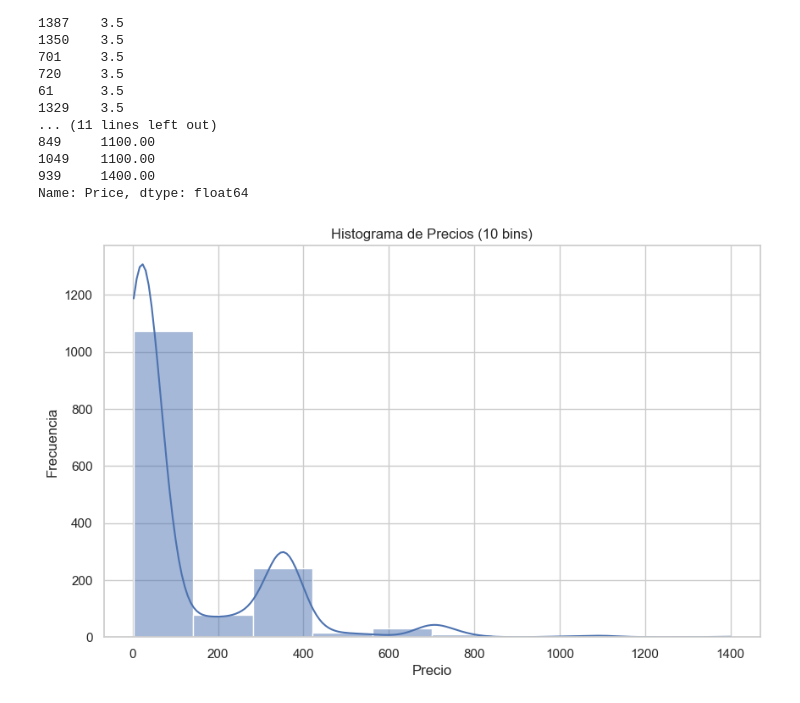
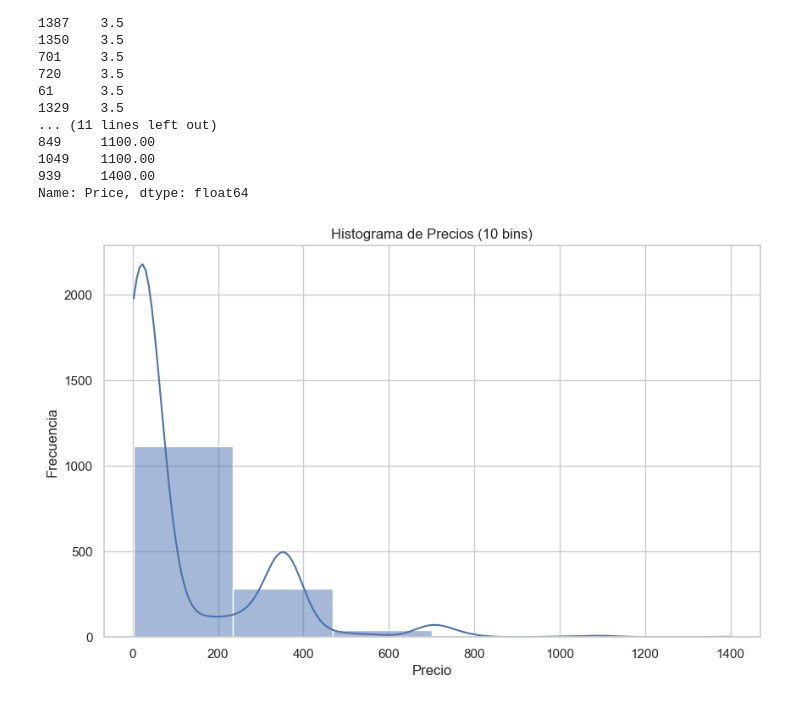
Before and after one commit to armand-analytics/Forecasting, a Jupyter notebook: notebooks/01_EDA.ipynb, the cells around one changed output. Drawn from its saved outputs; the diff is of its cells as text; code cells hidden in the pictures.

```diff
--- a/notebooks/01_EDA.ipynb
+++ b/notebooks/01_EDA.ipynb
@@ -218,11 +219,11 @@ Name: Price, dtype: float64
 # %%
 # Crear histograma con 10 bins
 plt.figure(figsize=(10, 6))
-sns.histplot(data=df, x='Price', bins=10, kde=True)
+sns.histplot(data=df, x='Price', bins=6, kde=True)
 plt.title('Histograma de Precios (10 bins)')
 plt.xlabel('Precio')
 plt.ylabel('Frecuencia')
 plt.grid(True)
 plt.show()
 # %% [output]
-[figure, old version]
+[figure, new version]
```
Also changed, not shown: parts of 5 cells of this notebook.
